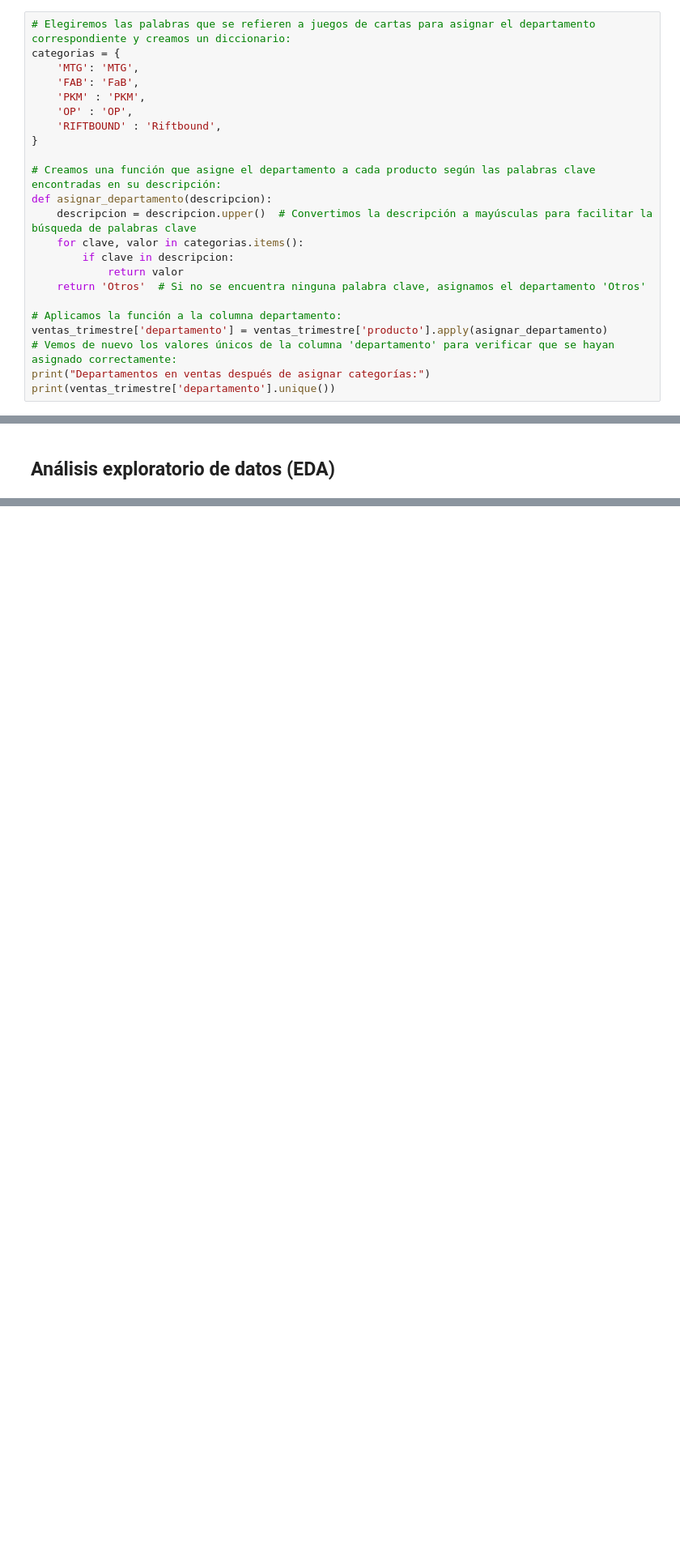
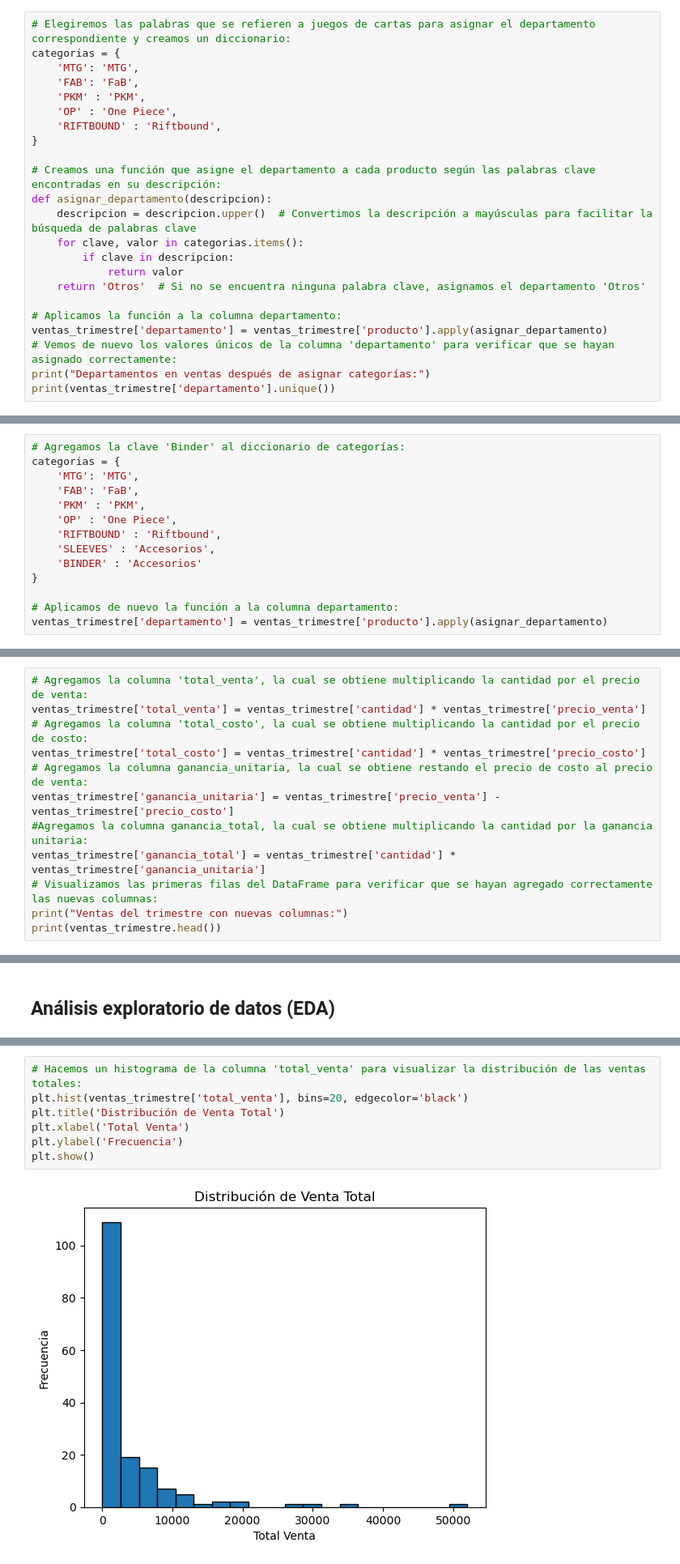
Before and after one commit to alo-argueta/An-lisis-de-venta-de-la-tienda-de-TCGs-Rapture, a Jupyter notebook: notebook.ipynb, the cells around one changed output, grey strips where cells are left out. Shown at 81% size. Drawn from its saved outputs; the diff is of its cells as text; blank space fills up the shorter version.

```diff
--- a/notebook.ipynb
+++ b/notebook.ipynb
@@ -254,7 +251,7 @@ categorias = {
     'MTG': 'MTG',
     'FAB': 'FaB',
     'PKM' : 'PKM',
-    'OP' : 'OP',
+    'OP' : 'One Piece',
     'RIFTBOUND' : 'Riftbound',
 }
 
@@ -320,0 +332,14 @@ SyntaxError: ':' expected after dictionary key (3424245398.py, line 4)
+# %%
+# Agregamos la clave 'Binder' al diccionario de categorías:
+categorias = {
+    'MTG': 'MTG',
+    'FAB': 'FaB',
+    'PKM' : 'PKM',
+    'OP' : 'One Piece',
+    'RIFTBOUND' : 'Riftbound',
+    'SLEEVES' : 'Accesorios',
+    'BINDER' : 'Accesorios'
+}
+
+# Aplicamos de nuevo la función a la columna departamento:
+ventas_trimestre['departamento'] = ventas_trimestre['producto'].apply(asignar_departamento)
@@ -320,0 +353,12 @@ SyntaxError: ':' expected after dictionary key (3424245398.py, line 4)
+# %%
+# Agregamos la columna 'total_venta', la cual se obtiene multiplicando la cantidad por el precio de venta:
+ventas_trimestre['total_venta'] = ventas_trimestre['cantidad'] * ventas_trimestre['precio_venta']
+# Agregamos la columna 'total_costo', la cual se obtiene multiplicando la cantidad por el precio de costo:
+ventas_trimestre['total_costo'] = ventas_trimestre['cantidad'] * ventas_trimestre['precio_costo']
+# Agregamos la columna ganancia_unitaria, la cual se obtiene restando el precio de costo al precio de venta:
+ventas_trimestre['ganancia_unitaria'] = ventas_trimestre['precio_venta'] - ventas_trimestre['precio_costo']
+#Agregamos la columna ganancia_total, la cual se obtiene multiplicando la cantidad por la ganancia unitaria:
+ventas_trimestre['ganancia_total'] = ventas_trimestre['cantidad'] * ventas_trimestre['ganancia_unitaria']
+# Visualizamos las primeras filas del DataFrame para verificar que se hayan agregado correctamente las nuevas columnas:
+print("Ventas del trimestre con nuevas columnas:")
+print(ventas_trimestre.head())
@@ -322,0 +432,9 @@ SyntaxError: ':' expected after dictionary key (3424245398.py, line 4)
+# %%
+# Hacemos un histograma de la columna 'total_venta' para visualizar la distribución de las ventas totales:
+plt.hist(ventas_trimestre['total_venta'], bins=20, edgecolor='black')
+plt.title('Distribución de Venta Total')
+plt.xlabel('Total Venta')
+plt.ylabel('Frecuencia')
+plt.show()
+# %% [output]
+[figure, added]
```
Also changed, not shown: parts of 19 cells of this notebook.
